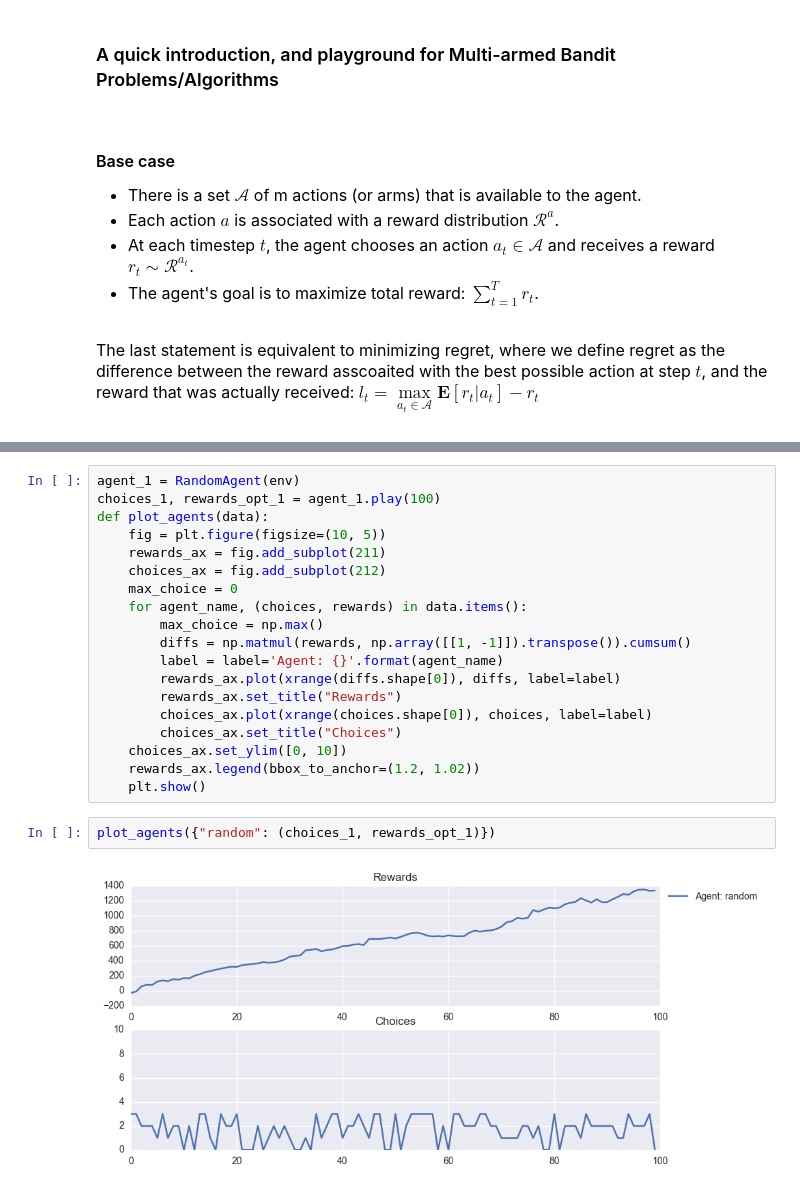
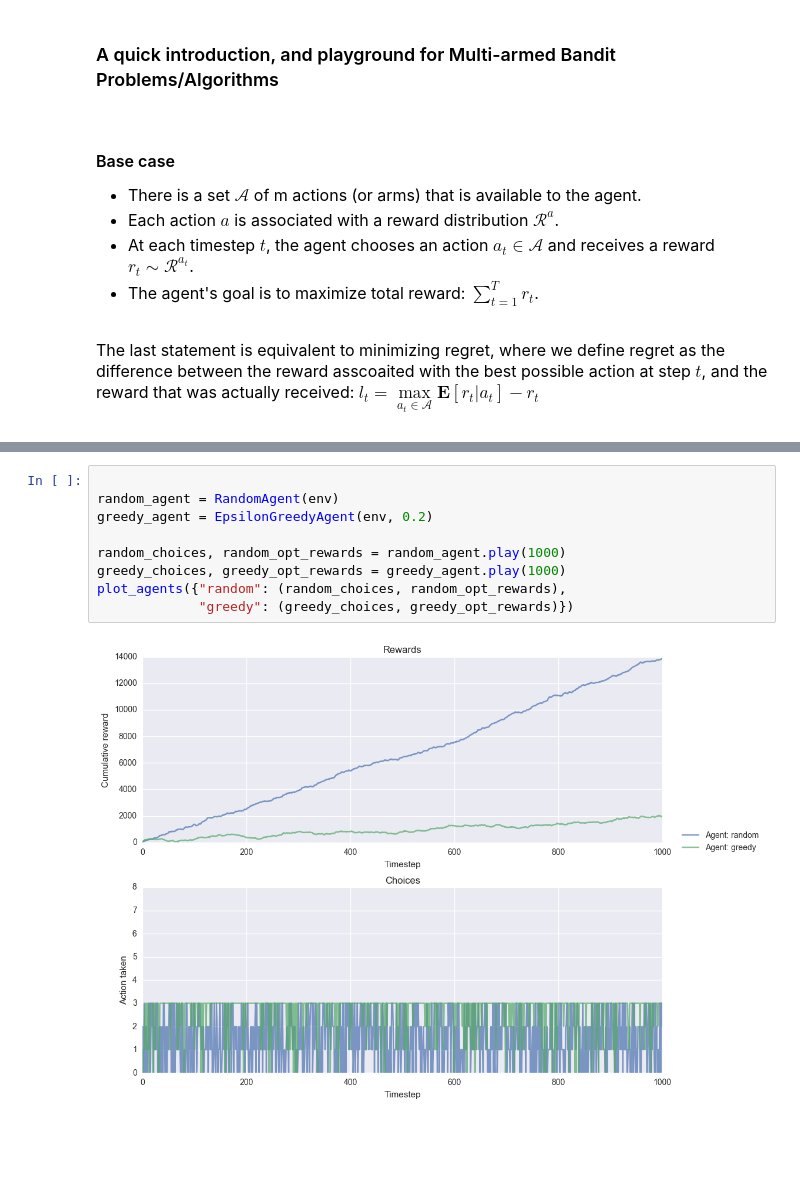
Before and after one commit to 0xend/bandits, a Jupyter notebook: Multi-armed Bandit .ipynb, the cells around one changed output, grey strips where cells are left out. Drawn from its saved outputs; the diff is of its cells as text; blank space fills up the shorter version.

```diff
--- a/Multi-armed Bandit .ipynb
+++ b/Multi-armed Bandit .ipynb
@@ -96,23 +138,11 @@ class RandomAgent(Agent):
-# %%
-agent_1 = RandomAgent(env)
-choices_1, rewards_opt_1 = agent_1.play(100)
-def plot_agents(data):
-    fig = plt.figure(figsize=(10, 5))
-    rewards_ax = fig.add_subplot(211)
-    choices_ax = fig.add_subplot(212)
-    max_choice = 0
-    for agent_name, (choices, rewards) in data.items():
-        max_choice = np.max()
-        diffs = np.matmul(rewards, np.array([[1, -1]]).transpose()).cumsum()
-        label = label='Agent: {}'.format(agent_name)
-        rewards_ax.plot(xrange(diffs.shape[0]), diffs, label=label)
-        rewards_ax.set_title("Rewards")
-        choices_ax.plot(xrange(choices.shape[0]), choices, label=label)
-        choices_ax.set_title("Choices")
-    choices_ax.set_ylim([0, 10])
-    rewards_ax.legend(bbox_to_anchor=(1.2, 1.02))
-    plt.show()
-# %%
-plot_agents({"random": (choices_1, rewards_opt_1)})
-# %% [output]
-[figure, removed]
+# %%
+
+random_agent = RandomAgent(env)
+greedy_agent = EpsilonGreedyAgent(env, 0.2)
+
+random_choices, random_opt_rewards = random_agent.play(1000)
+greedy_choices, greedy_opt_rewards = greedy_agent.play(1000)
+plot_agents({"random": (random_choices, random_opt_rewards),
+             "greedy": (greedy_choices, greedy_opt_rewards)})
+# %% [output]
+[figure, added]
```
Also changed, not shown: parts of 5 cells of this notebook, 9 other files.
